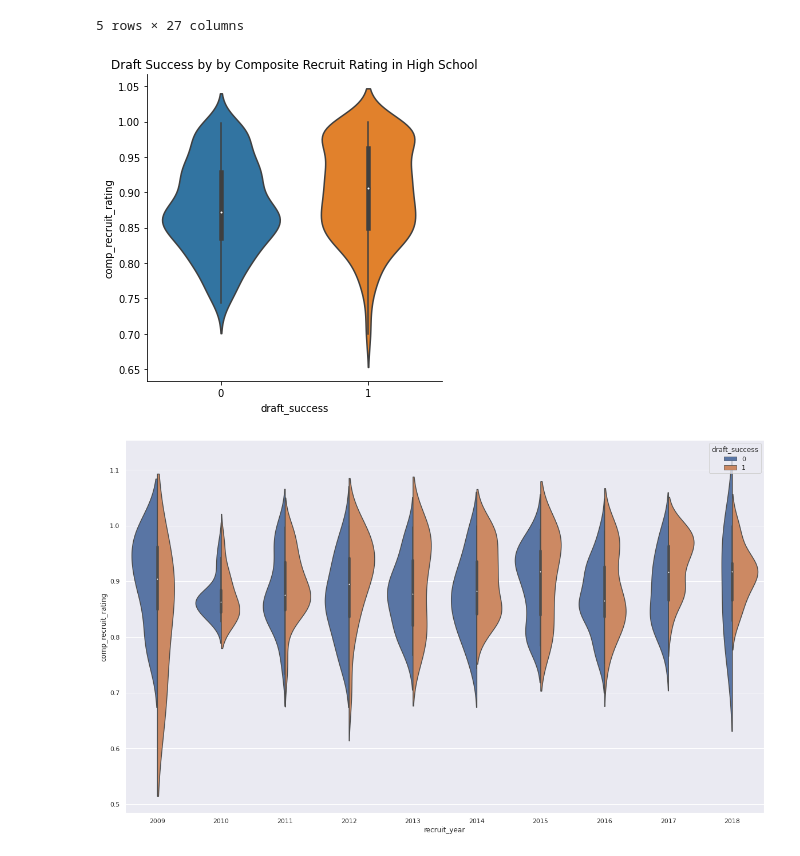
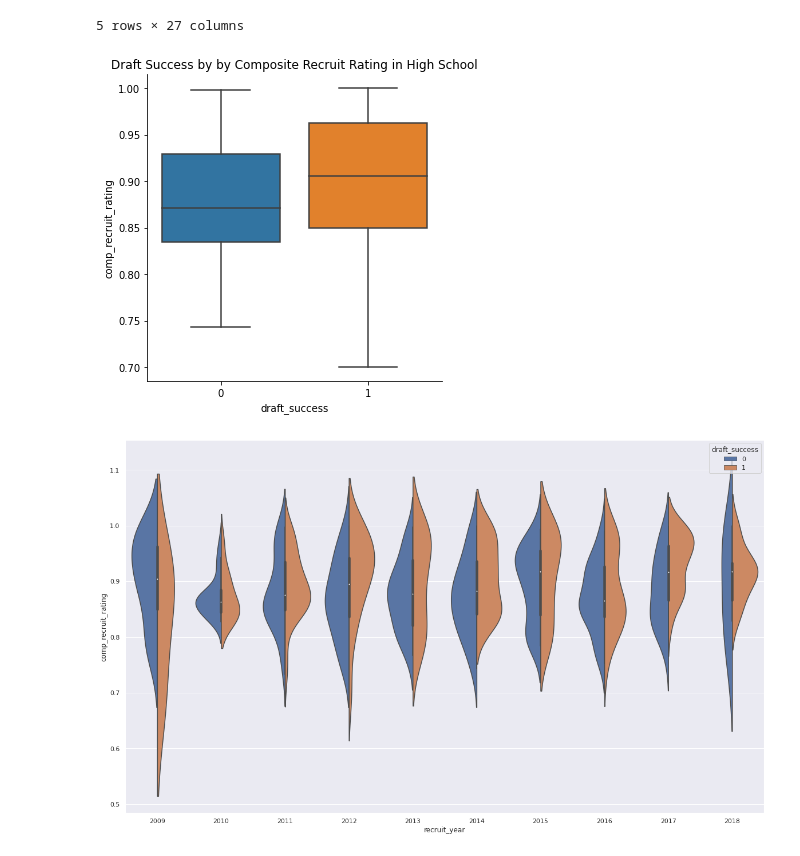
Before and after one commit to jwblackston/recruitDraftEvaluation, a Jupyter notebook: cfb-recruiting-and-nfl-draft-success.ipynb, the cells around one changed output. Cells and saved outputs as stored; diff of their text form; code cells hidden in the pictures.

```diff
--- a/cfb-recruiting-and-nfl-draft-success.ipynb
+++ b/cfb-recruiting-and-nfl-draft-success.ipynb
@@ -55,13 +55,13 @@ df.head()
 # %%
 sns.catplot(x = 'draft_success',
            y = 'comp_recruit_rating',
-           data = df, kind = 'violin')
+           data = df, kind = 'box')
 
 plt.title('Draft Success by by Composite Recruit Rating in High School')
 sns.set(rc={"figure.figsize": (20, 12)})
 plt.show()
 # %% [output]
-[figure, old version]
+[figure, new version]
 # %%
 g = sns.violinplot(x = 'recruit_year',
                 y = 'comp_recruit_rating',
```
Also changed, not shown: parts of 8 cells of this notebook.
